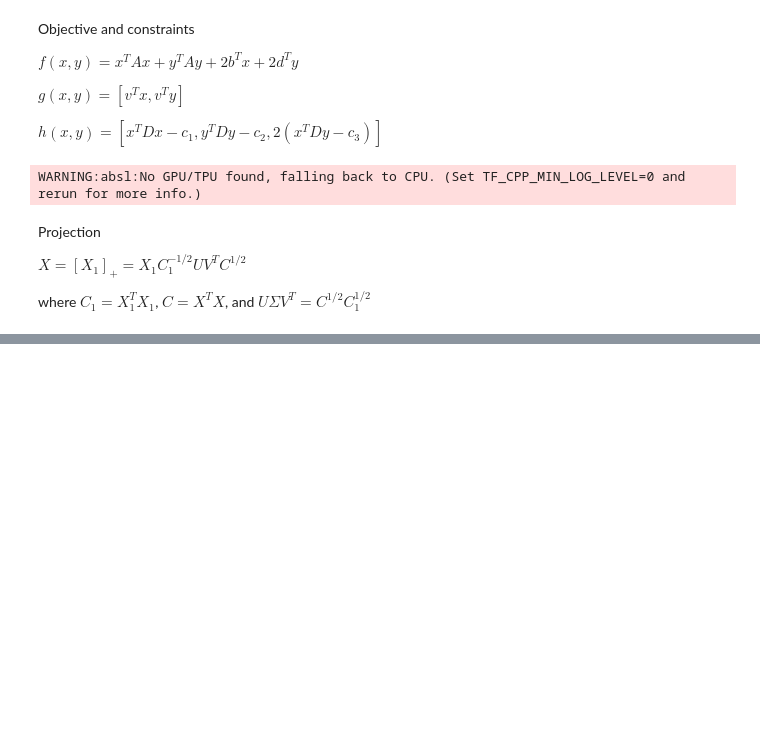
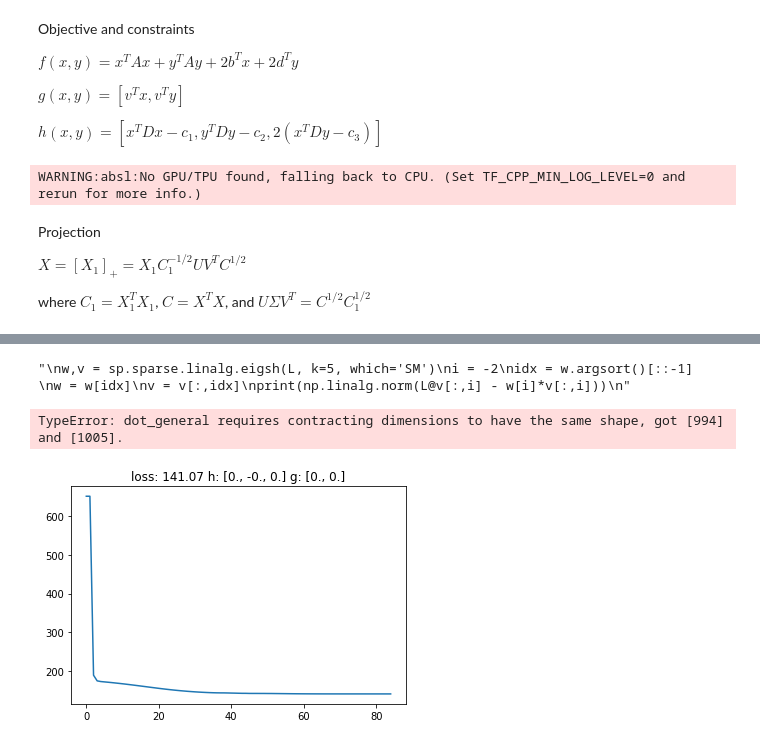
Before and after one commit to choltz95/Eigenvalue-problem-plus-linear-constraints, a Jupyter notebook: rayleigh.ipynb, the cells around one changed output, grey strips where cells are left out. Drawn from its saved outputs; the diff is of its cells as text; code cells hidden in the pictures; blank space fills up the shorter version.

```diff
--- a/rayleigh.ipynb
+++ b/rayleigh.ipynb
@@ -64,8 +65,8 @@ ax2.imshow(graphdist, cmap='gray')
 # %%
 G = nx.from_numpy_matrix(graph.toarray().astype(int)!= 0, create_using=None)
-A = nx.adjacency_matrix(G).toarray().astype(np.float32)
-L = csgraph_laplacian(A, normed=False)
-D = np.diag(np.sum(A, axis=1))
+A = nx.adjacency_matrix(G).toarray().astype(np.int16)
+L = csgraph_laplacian(A, normed=False).astype(np.float32)
+D = np.diag(np.sum(A, axis=1)).astype(np.int16)
 n = L.shape[0]
 n
 # %% [output]
@@ -420,0 +526,11 @@ plt.show()
+# %%
+"""
+w,v = sp.sparse.linalg.eigsh(L, k=5, which='SM')
+i = -2
+idx = w.argsort()[::-1]
+w = w[idx]
+v = v[:,idx]
+print(np.linalg.norm(L@v[:,i] - w[i]*v[:,i]))
+"""
+# %% [output]
+"\nw,v = sp.sparse.linalg.eigsh(L, k=5, which='SM')\ni = -2\nidx = w.argsort()[::-1]   \nw = w[idx]\nv = v[:,idx]\nprint(np.linalg.norm(L@v[:,i] - w[i]*v[:,i]))\n"
@@ -420,0 +562,21 @@ plt.show()
+# %%
+#%prun -s cumulative cluster(rng, (opt_init, opt_update, get_params),X_k, L, mapped_vars, fixed_indices=fixed_indices,c1=c1, c2=c2, c3=c3, centercons=v.sum()*jnp.array([0,0]), v=None, D=None, eps=1e-8, maxiters=2000, convergence_criterion=1e-3, method=method)
+result = cluster(rng, (opt_init, opt_update, get_params),
+                 X_k, L, mapped_vars, fixed_indices=fixed_indices,c1=c1, c2=c2, c3=c3, centercons=v.sum()*jnp.array([0,0]),
+                 v=None, D=None, eps=1e-8, maxiters=1000, convergence_criterion=1e-4, method=method)
+results = [result]
+# %% [output]
+TypeError: dot_general requires contracting dimensions to have the same shape, got [994] and [1005].
+# %%
+X_k_n=result['x']
+loss = result['lossh'][:np.argmin(result['lossh'])]
+param_hist = result['sln_path']
+
+gc = result['g']
+hc = result['h']
+plt.plot(loss)
+#plt.title('loss: {} h: {} g: {}'.format(str(np.round(np.min(result['lossh']),2)), np.round(hc,2), np.round(gc,2)))
+plt.title('loss: {} h: [0., -0., 0.] g: [0., 0.]'.format(str(np.round(loss[-1],2))))
+plt.show()
+# %% [output]
+[figure, added]
```
Also changed, not shown: parts of 41 cells of this notebook, 5 other files.
